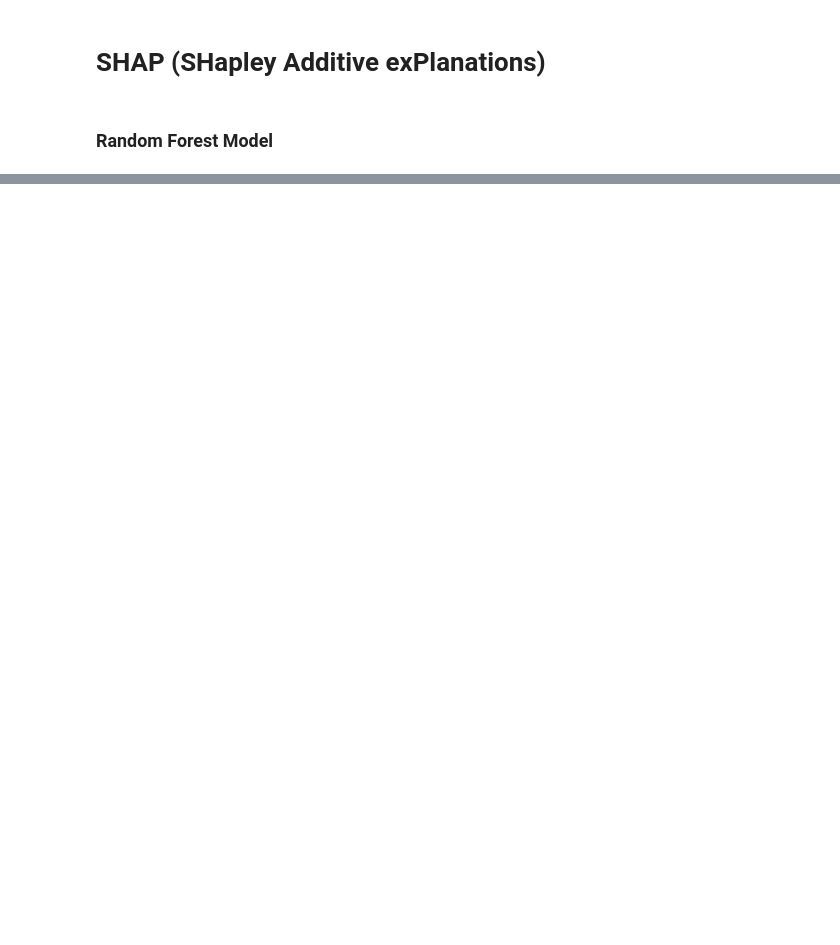
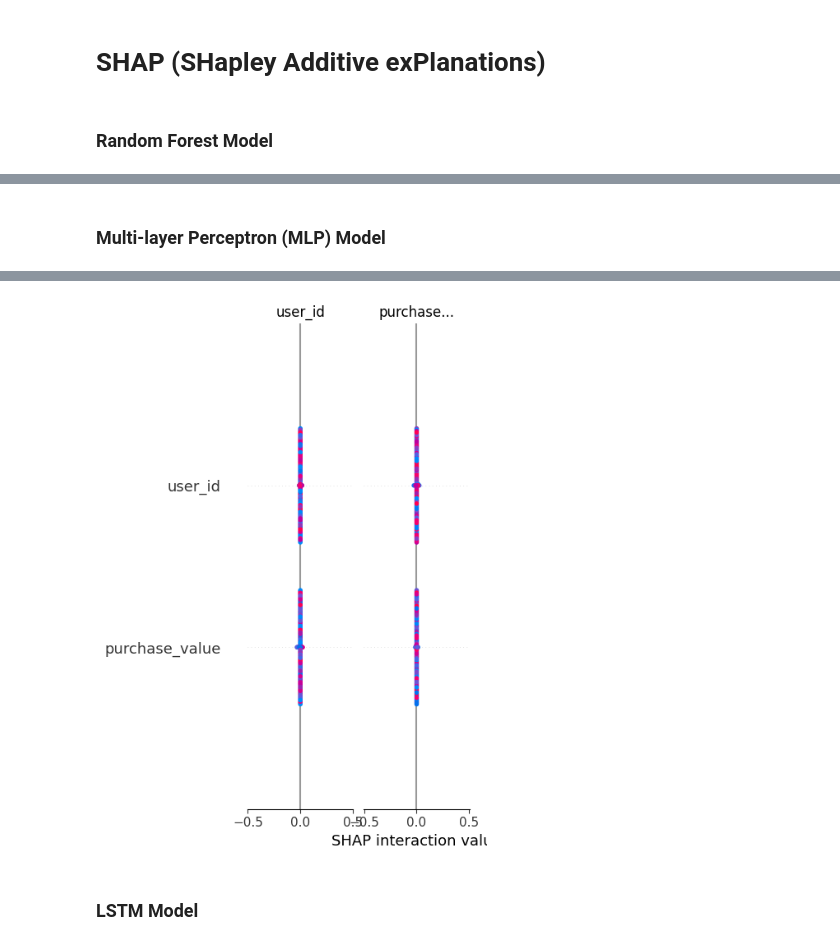
Before and after one commit to wubeabera123/Fraud-detection-system, a Jupyter notebook: notebooks/model_explainability.ipynb, the cells around one changed output, grey strips where cells are left out. Cells and saved outputs as stored; diff of their text form; code cells hidden in the pictures; blank space fills up the shorter version.

```diff
--- a/notebooks/model_explainability.ipynb
+++ b/notebooks/model_explainability.ipynb
@@ -68,0 +139,26 @@ shap.summary_plot(rf_shap_values, X_sample, feature_names=X_sample.columns)
+# %% [markdown]
+### Multi-layer Perceptron (MLP) Model
+# %%
+import shap
+import numpy as np
+
+# Sample a smaller subset for SHAP analysis
+sample_size = 100  # Adjust based on your needs
+X_sample = X_fraud_test.sample(n=sample_size, random_state=42)
+
+# Convert the data to float32 for compatibility (if needed)
+X_sample_float = X_sample.astype('float32')
+
+# Reshape the data as needed, depending on how the MLP model expects the input shape
+X_sample_reshaped = np.array(X_sample_float)
+
+# Create a SHAP explainer using KernelExplainer for the MLP model
+mlp_explainer = shap.KernelExplainer(mlp_model.predict_proba, X_sample_reshaped[:10])  # Background sample
+
+# Calculate SHAP values
+mlp_shap_values = mlp_explainer.shap_values(X_sample_reshaped)
+
+# Plot the SHAP values for the sampled instances
+shap.initjs()
+shap.summary_plot(mlp_shap_values, X_sample_reshaped, feature_names=X_sample.columns)
+# %% [output]
@@ -68,0 +166,3 @@ shap.summary_plot(rf_shap_values, X_sample, feature_names=X_sample.columns)
+[figure, added]
+# %% [markdown]
+###  LSTM Model
```
Also changed, not shown: parts of 13 cells of this notebook.
